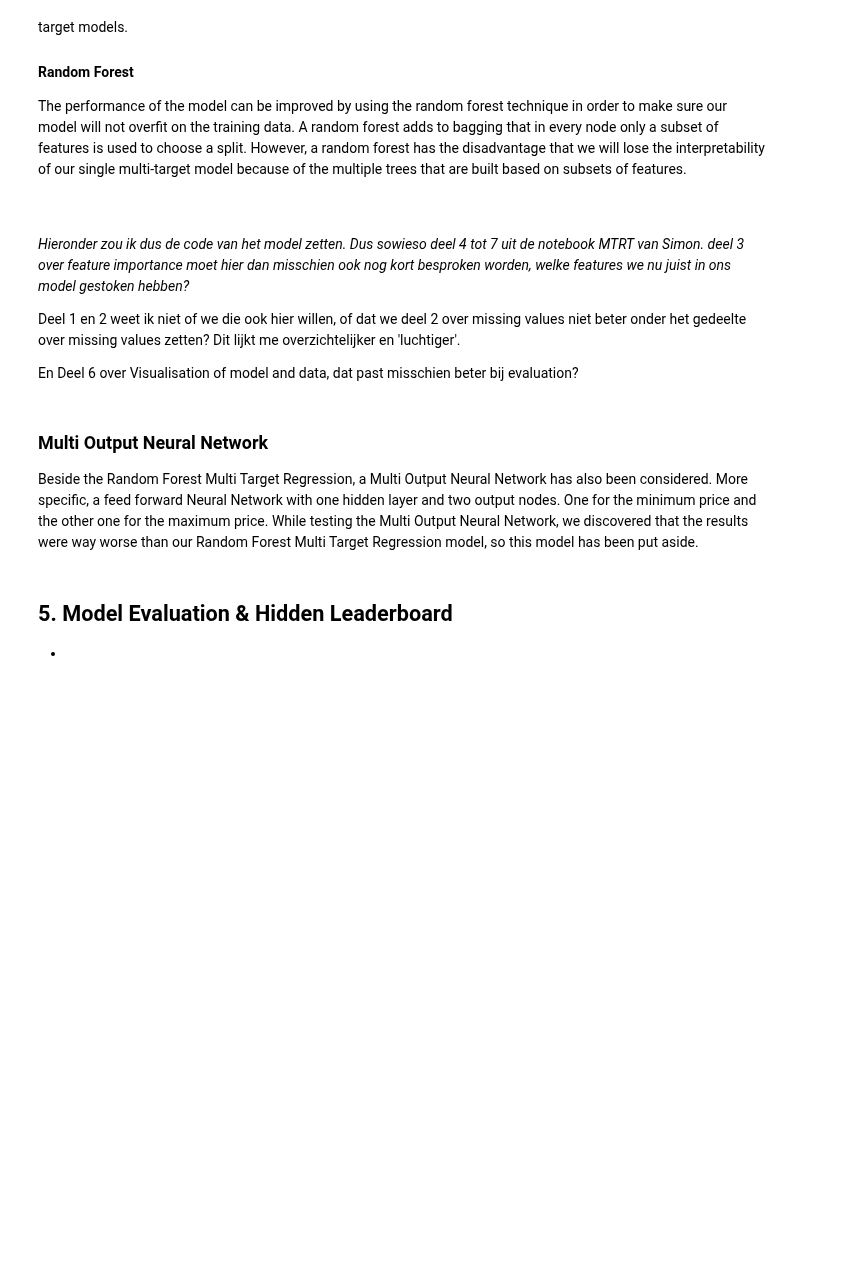
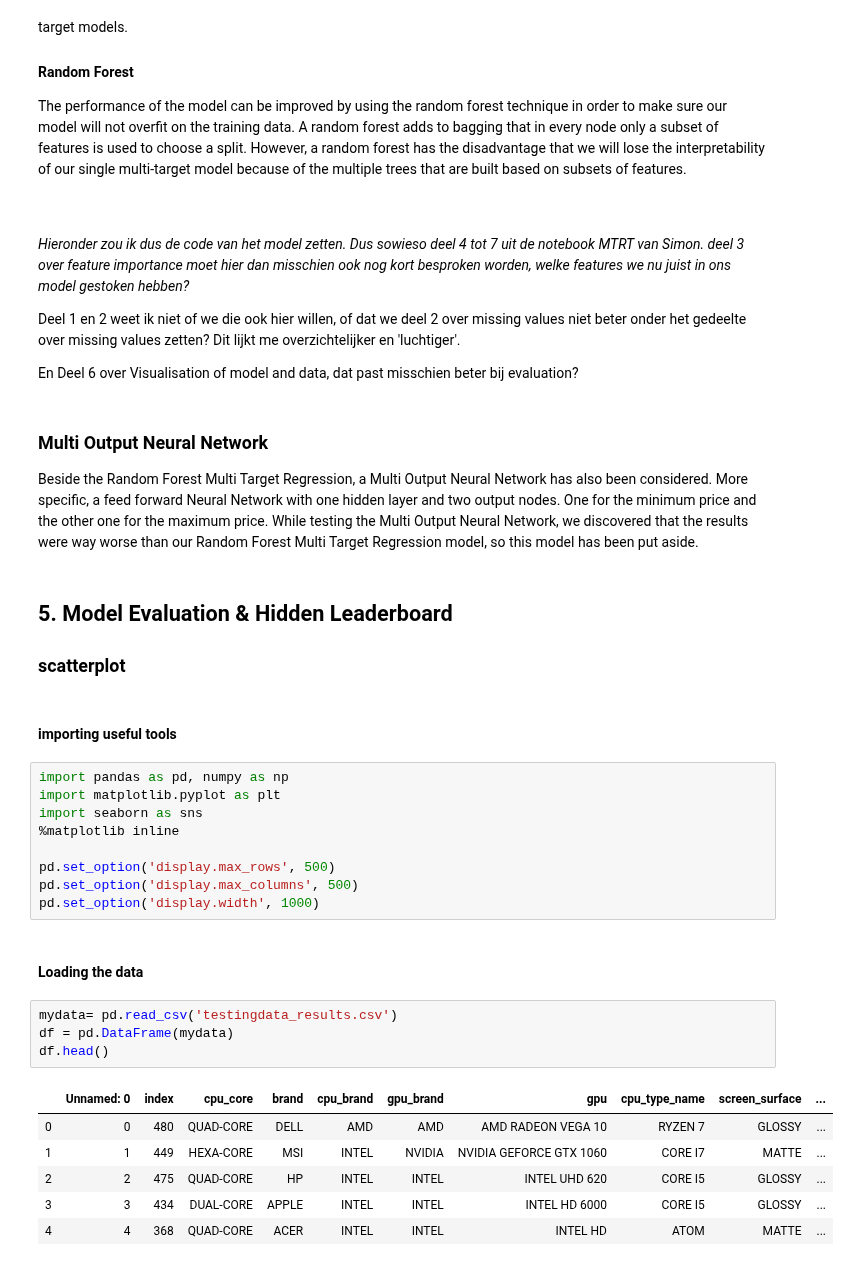
Before and after one commit to bvdabjorn/adana123, a Jupyter notebook: adana_assignment2_report.ipynb, the cells around one changed output. Cells and saved outputs as stored; diff of their text form; blank space fills up the shorter version.

```diff
--- a/adana_assignment2_report.ipynb
+++ b/adana_assignment2_report.ipynb
@@ -290,4 +290,28 @@ Beside the Random Forest Multi Target Regression, a Multi Output Neural Network
 # %% [markdown]
 ## 5. Model Evaluation & Hidden Leaderboard
 
--
+### scatterplot
+# %% [markdown]
+#### importing useful tools
+# %%
+import pandas as pd, numpy as np
+import matplotlib.pyplot as plt
+import seaborn as sns
+%matplotlib inline
+
+pd.set_option('display.max_rows', 500)
+pd.set_option('display.max_columns', 500)
+pd.set_option('display.width', 1000)
+# %% [markdown]
+#### Loading the data
+# %%
+mydata= pd.read_csv('testingdata_results.csv')
+df = pd.DataFrame(mydata)
+df.head()
+# %% [output]
+|  | Unnamed: 0 | index | cpu_core | brand | cpu_brand | gpu_brand | gpu | cpu_type_name | screen_surface | ... |
+| 0 | 0 | 480 | QUAD-CORE | DELL | AMD | AMD | AMD RADEON VEGA 10 | RYZEN 7 | GLOSSY | ... |
+| 1 | 1 | 449 | HEXA-CORE | MSI | INTEL | NVIDIA | NVIDIA GEFORCE GTX 1060 | CORE I7 | MATTE | ... |
+| 2 | 2 | 475 | QUAD-CORE | HP | INTEL | INTEL | INTEL UHD 620 | CORE I5 | GLOSSY | ... |
+| 3 | 3 | 434 | DUAL-CORE | APPLE | INTEL | INTEL | INTEL HD 6000 | CORE I5 | GLOSSY | ... |
+| 4 | 4 | 368 | QUAD-CORE | ACER | INTEL | INTEL | INTEL HD | ATOM | MATTE | ... |
```
Also changed, not shown: parts of 4 cells of this notebook.
